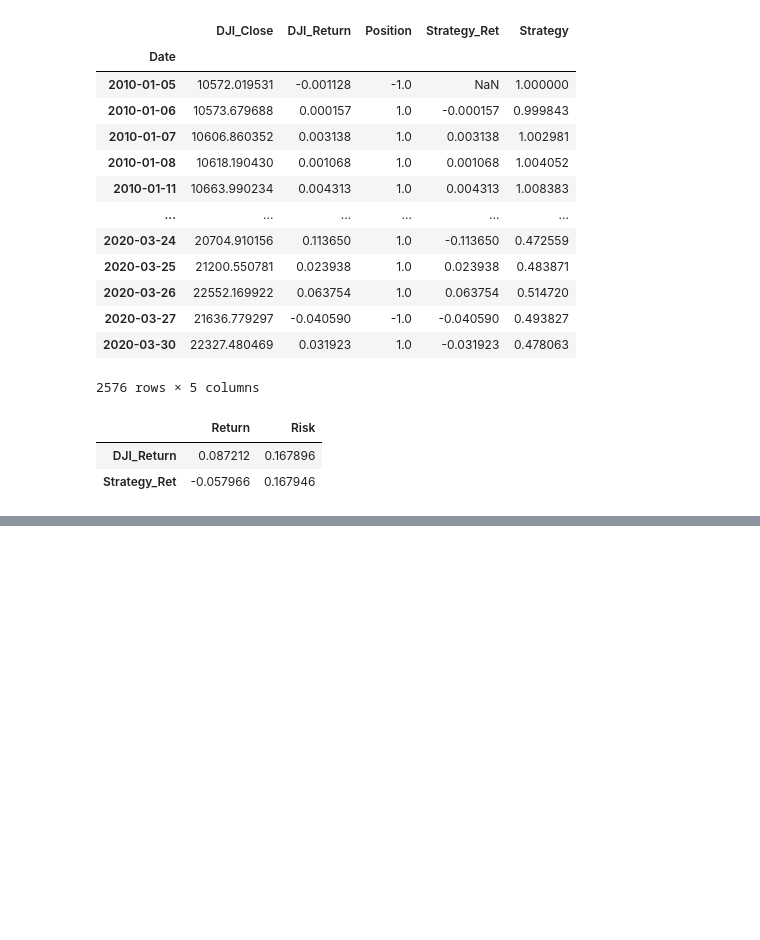
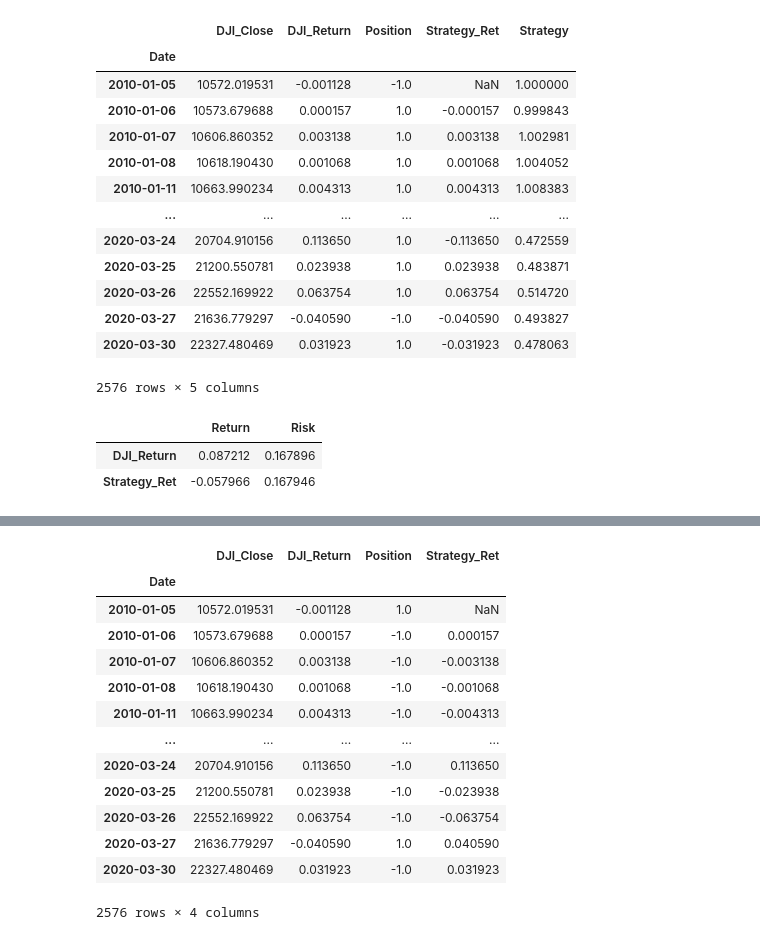
Before and after one commit to cmj123/backtesting_investment_strategies, a Jupyter notebook: project_10_backtesting.ipynb, the cells around one changed output, grey strips where cells are left out. Saved outputs shown, nothing was run; the diff lists cells and outputs as text; code cells hidden in the pictures; blank space fills up the shorter version.

```diff
--- a/project_10_backtesting.ipynb
+++ b/project_10_backtesting.ipynb
@@ -291,0 +352,17 @@ summary_ann(df[["DJI_Return", "Strategy_Ret"]])
+# %%
+df
+# %% [output]
+|  | DJI_Close | DJI_Return | Position | Strategy_Ret |
+| Date |  |  |  |  |
+| 2010-01-05 | 10572.019531 | -0.001128 | 1.0 | NaN |
+| 2010-01-06 | 10573.679688 | 0.000157 | -1.0 | 0.000157 |
+| 2010-01-07 | 10606.860352 | 0.003138 | -1.0 | -0.003138 |
+| 2010-01-08 | 10618.190430 | 0.001068 | -1.0 | -0.001068 |
+| 2010-01-11 | 10663.990234 | 0.004313 | -1.0 | -0.004313 |
+| ... | ... | ... | ... | ... |
+| 2020-03-24 | 20704.910156 | 0.113650 | -1.0 | 0.113650 |
+| 2020-03-25 | 21200.550781 | 0.023938 | -1.0 | -0.023938 |
+| 2020-03-26 | 22552.169922 | 0.063754 | -1.0 | -0.063754 |
+| 2020-03-27 | 21636.779297 | -0.040590 | 1.0 | 0.040590 |
+| 2020-03-30 | 22327.480469 | 0.031923 | -1.0 | 0.031923 |
+2576 rows × 4 columns
```
Also changed, not shown: parts of 10 cells of this notebook.
